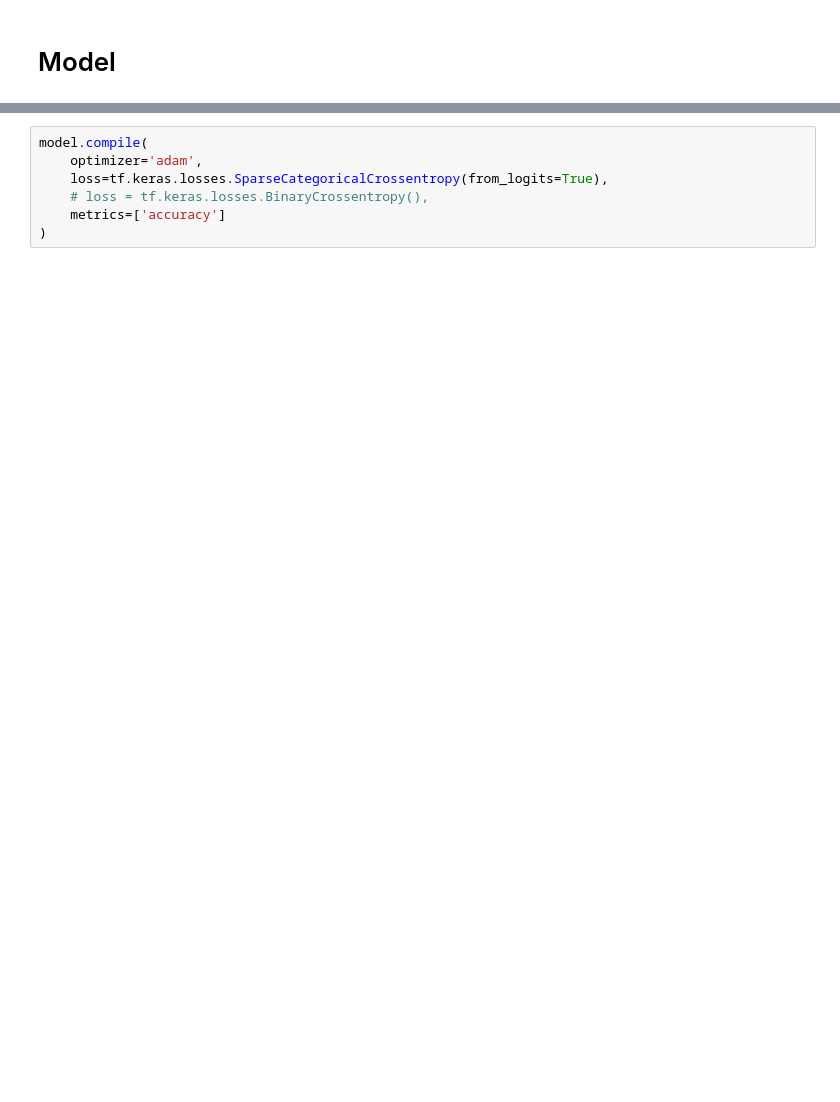
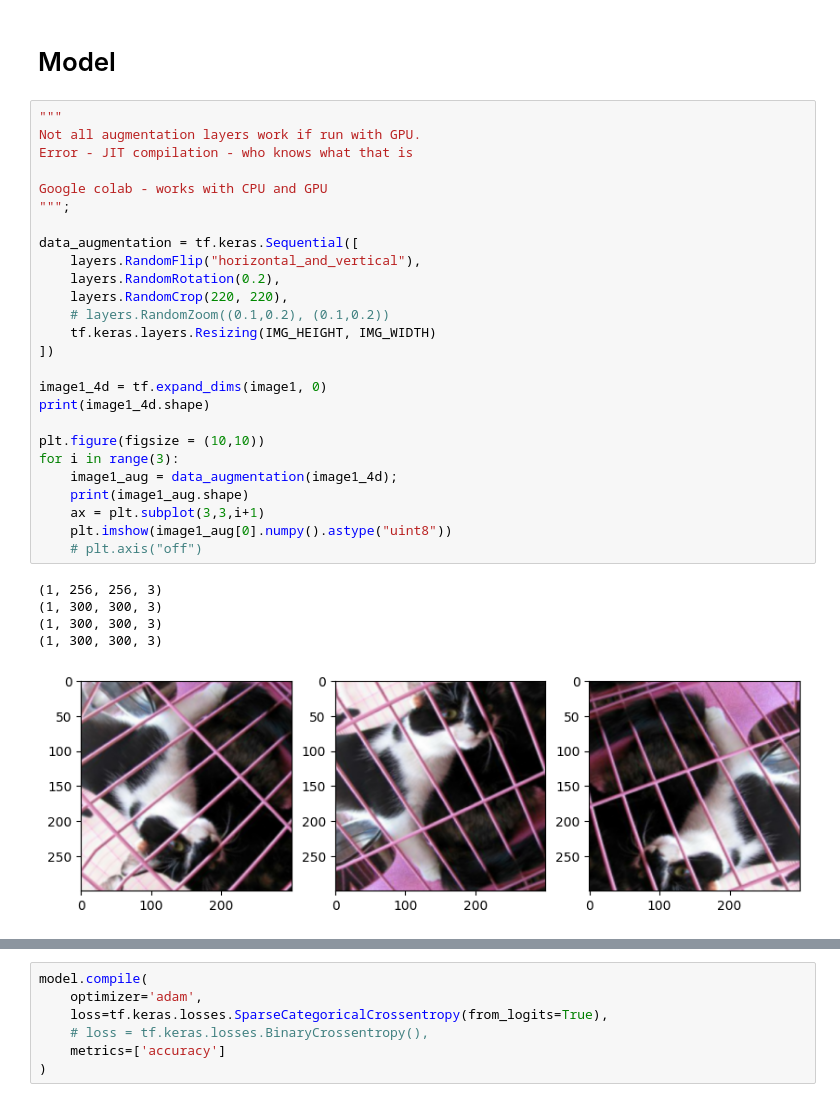
Before and after one commit to EvgeniiZorin/ML_CV_cat-and-dog-image-classifier_freeCodeCamp-dataset, a Jupyter notebook: fcc_cat_dog.ipynb, the cells around one changed output, grey strips where cells are left out. Cells and saved outputs as stored; diff of their text form; blank space fills up the shorter version.

```diff
--- a/fcc_cat_dog.ipynb
+++ b/fcc_cat_dog.ipynb
@@ -165,5 +241,37 @@ tf.Tensor(
 # %% [markdown]
 # Model
+# %%
+"""
+Not all augmentation layers work if run with GPU.
+Error - JIT compilation - who knows what that is
+
+Google colab - works with CPU and GPU
+""";
+
+data_augmentation = tf.keras.Sequential([
+    layers.RandomFlip("horizontal_and_vertical"),
+    layers.RandomRotation(0.2),
+    layers.RandomCrop(220, 220),
+    # layers.RandomZoom((0.1,0.2), (0.1,0.2))
+    tf.keras.layers.Resizing(IMG_HEIGHT, IMG_WIDTH)
+])
+
+image1_4d = tf.expand_dims(image1, 0)
+print(image1_4d.shape)
+
+plt.figure(figsize = (10,10))
+for i in range(3):
+    image1_aug = data_augmentation(image1_4d);
+    print(image1_aug.shape)
+    ax = plt.subplot(3,3,i+1)
+    plt.imshow(image1_aug[0].numpy().astype("uint8"))
+    # plt.axis("off")
+# %% [output]
+(1, 256, 256, 3)
+(1, 300, 300, 3)
+(1, 300, 300, 3)
+(1, 300, 300, 3)
+[figure, added]
 # %%
 # 5
 # train_image_generator = None
```
Also changed, not shown: parts of 31 cells of this notebook, 13 other files.
